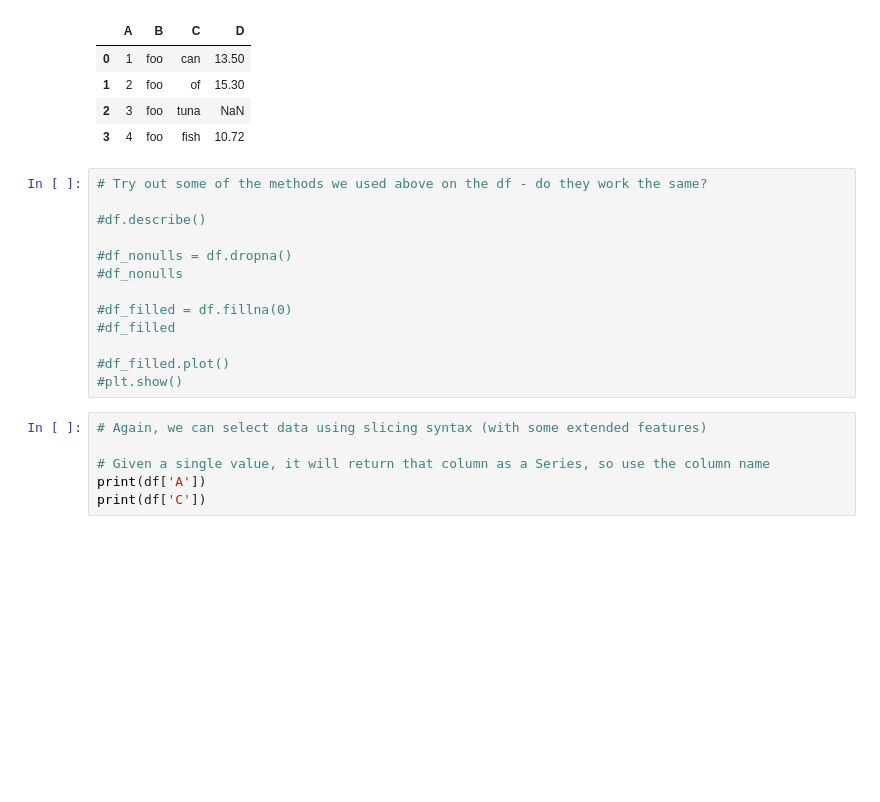
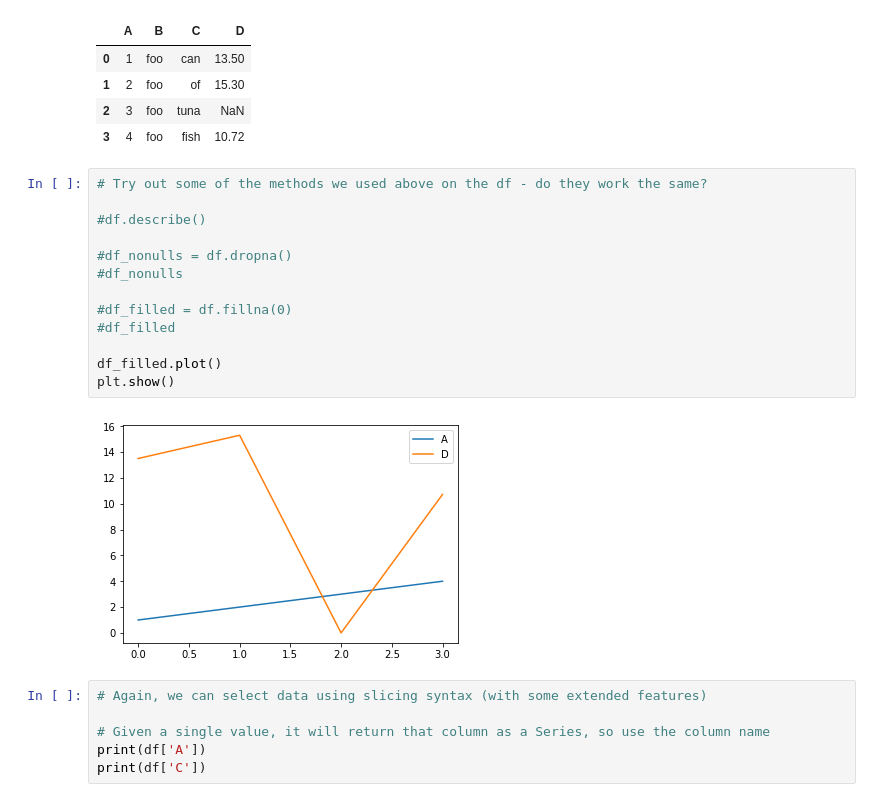
Before and after one commit to PyAugusta/YearOfDataSci, a Jupyter notebook: 201802a_PandasPrimer.ipynb, the cells around one changed output. Drawn from its saved outputs; the diff is of its cells as text; blank space fills up the shorter version.

```diff
--- a/201802a_PandasPrimer.ipynb
+++ b/201802a_PandasPrimer.ipynb
@@ -116,16 +116,18 @@ df
 # %%
 # Try out some of the methods we used above on the df - do they work the same?
 
 #df.describe()
 
 #df_nonulls = df.dropna()
 #df_nonulls
 
 #df_filled = df.fillna(0)
 #df_filled
 
-#df_filled.plot()
-#plt.show()
+df_filled.plot()
+plt.show()
+# %% [output]
+[figure, added]
 # %%
 # Again, we can select data using slicing syntax (with some extended features)
 
```
Also changed, not shown: parts of 10 cells of this notebook, 6 other files.
